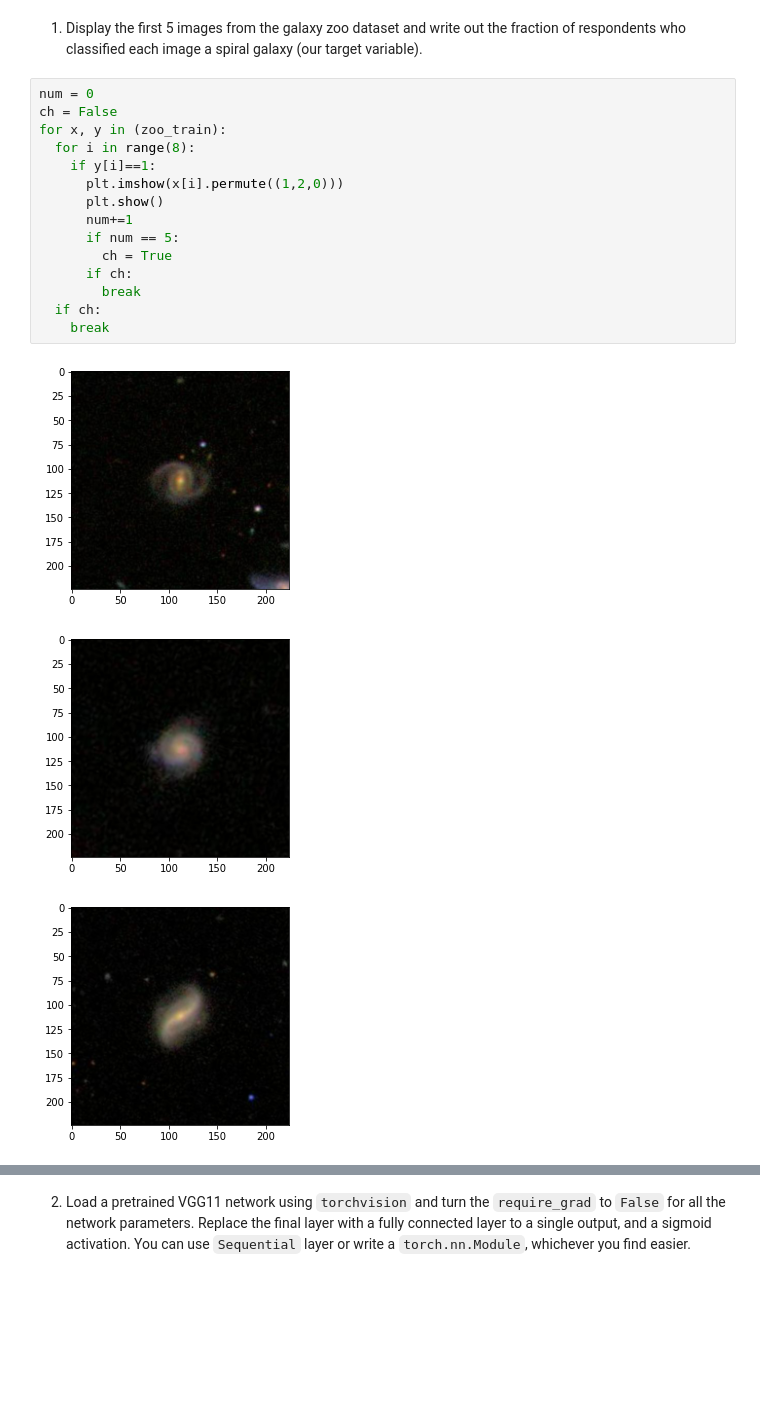
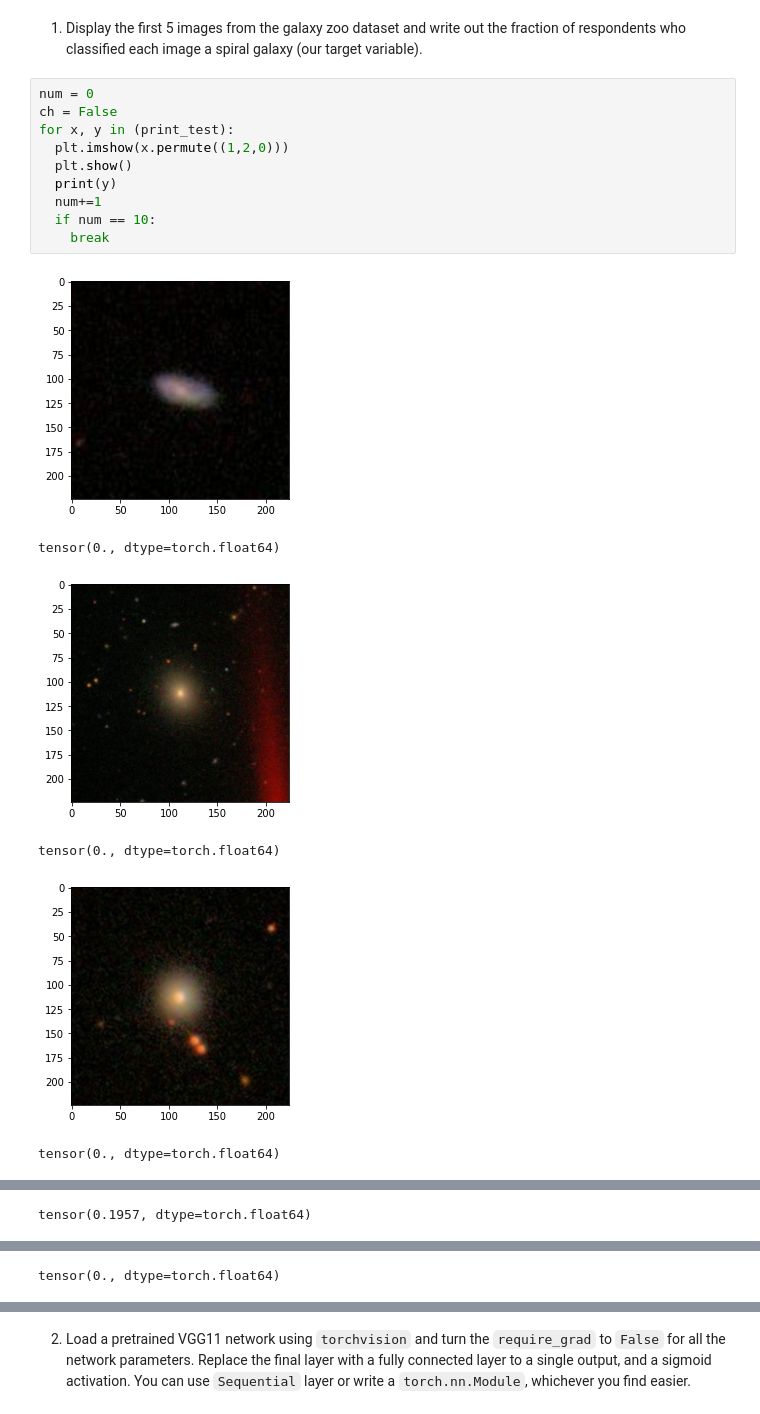
Before and after one commit to JungHoonJung/2021MD, a Jupyter notebook: 09-transfer.ipynb, the cells around one changed output, grey strips where cells are left out. Drawn from its saved outputs; the diff is of its cells as text; blank space fills up the shorter version.

```diff
--- a/09-transfer.ipynb
+++ b/09-transfer.ipynb
@@ -506,19 +506,17 @@ zoo_test = th.utils.data.DataLoader(zoo_test_, batch_size=8, num_workers=1)
 # %%
 num = 0
 ch = False
-for x, y in (zoo_train):
-  for i in range(8):
-    if y[i]==1:
-      plt.imshow(x[i].permute((1,2,0)))
-      plt.show()
-      num+=1
-      if num == 5:
-        ch = True
-      if ch:
-        break
-  if ch:
+for x, y in (print_test):
+  plt.imshow(x.permute((1,2,0)))
+  plt.show()
+  print(y)
+  num+=1
+  if num == 10:
     break
 # %% [output]
-[figure, old version]
+[figure, new version]
+tensor(0., dtype=torch.float64)
-[figure, old version]
+[figure, new version]
+tensor(0., dtype=torch.float64)
-[figure, old version]
+[figure, new version]
+tensor(0., dtype=torch.float64)
@@ -525,0 +524 @@ for x, y in (zoo_train):
+tensor(0.1957, dtype=torch.float64)
@@ -526,0 +526 @@ for x, y in (zoo_train):
+tensor(0., dtype=torch.float64)
```
Also changed, not shown: parts of 13 cells of this notebook.
